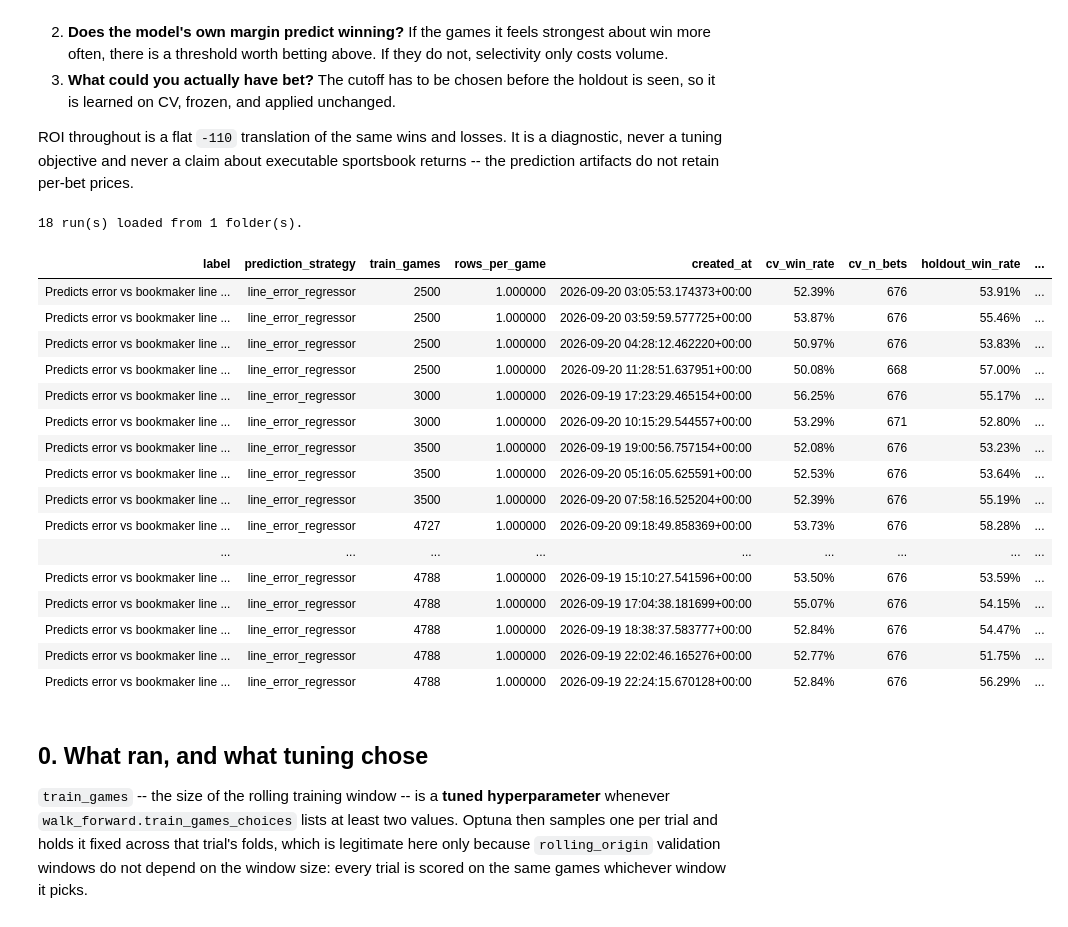
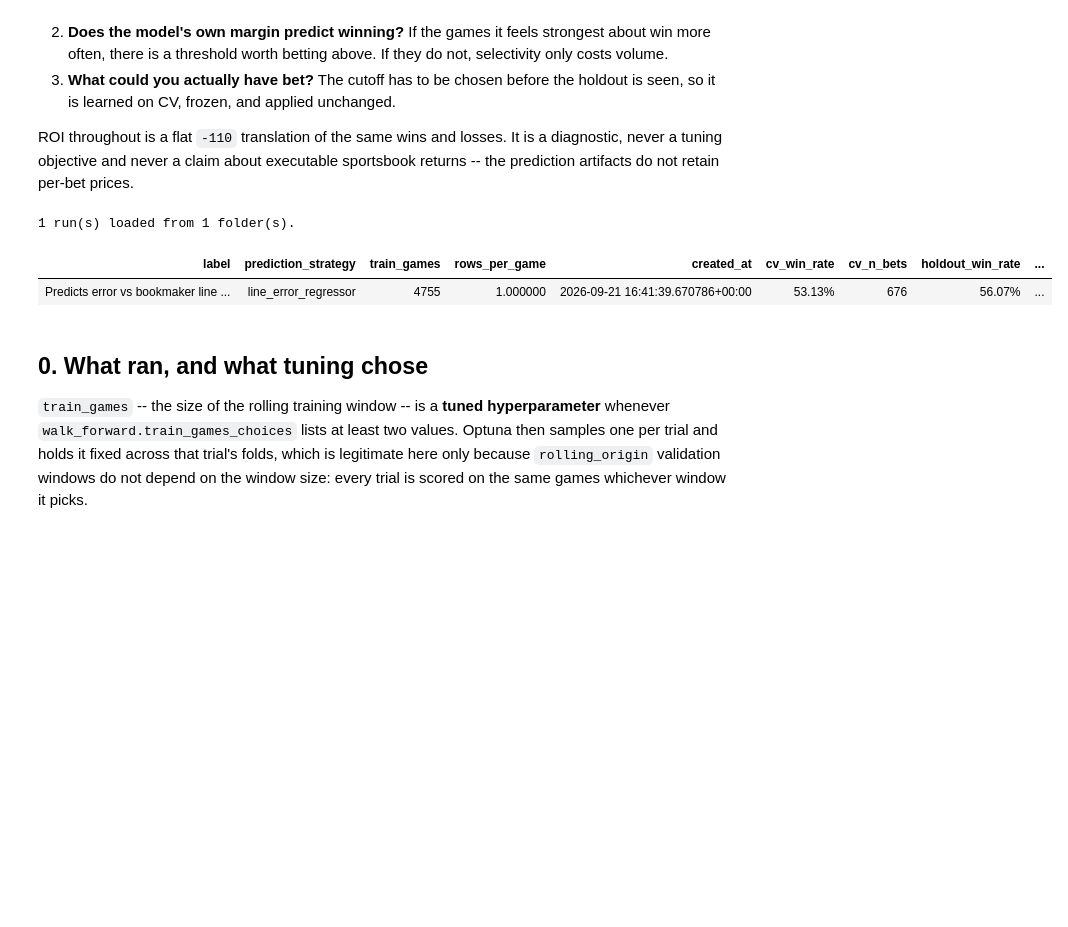
Before and after one commit to aalvarezvarela/Scorecast, a Jupyter notebook: experiments/notebooks/survey_experiments.ipynb, the cells around one changed output. Saved outputs shown, nothing was run; the diff lists cells and outputs as text; code cells hidden in the pictures; blank space fills up the shorter version.

```diff
--- a/experiments/notebooks/survey_experiments.ipynb
+++ b/experiments/notebooks/survey_experiments.ipynb
@@ -49,6 +49,11 @@ SOURCES: list[str] = ['experiments/target_total_points_2026_08', 'experiments/ta
 SOURCES: list[str] =[ 'experiments/grid_line_error_2026_08', 'experiments/grid_total_points_2026_08']
 SOURCES = ['experiments/schema25_closing_2026_09', 'experiments/intermediate_horizons_2_5_2026_09']
 SOURCES = [ 'experiments/early_line_error_window_2_5_2026_09']
+# Top-6 horizons of the campaign above, window fixed at each horizon's max,
+# with and without tuned time decay. Pair each decay arm with its own
+# no-decay arm at the same horizon -- the contrast is within a horizon.
+SOURCES = [ 'experiments/early_line_error_fixedmax_2_5_2026_09']
+# SOURCES = ['experiments/early_totals_spread_window_2_5_2026_09']
 ARTIFACTS_ROOT = 'artifacts/experiments'
 ONLY_STRATEGIES: list[str] | None = None
 ONLY_COMPARISON_GROUP: str | None = None
@@ -101,50 +106,35 @@ predictions = loaders.load_prediction_cache(runs)
 # Scored here so the inventory already answers "how often did it pick the right
 # side?", and reused by section 1 rather than scoring every prediction twice.
 scoreboard = coverage.build_scoreboard(runs, predictions)
 # n_seeds / seed_roi_range come from seed_stability.csv and are 1 / NaN on a
 # single-seed run. They belong next to the win rates: seed_roi_range is the
 # spread of ONE config's own ROI across seeds, so any between-run gap smaller
 # than it is not a result. A run with no extra seeds simply has no error bar.
 inventory = runs[[
     'label', 'prediction_strategy', 'train_games', 'rows_per_game', 'created_at',
 
 ]].merge(
     scoreboard[[
         'label', 'cv_win_rate', 'cv_n_bets', 'holdout_win_rate', 'holdout_n_bets',
     ]],
     on='label', how='left',
 )
 
 print(f"{len(runs)} run(s) loaded from {runs['source_path'].nunique()} folder(s).")
 display(
     inventory.style.format({
         'cv_win_rate': '{:.2%}',
         'holdout_win_rate': '{:.2%}',
         'cv_n_bets': '{:,.0f}',
         'holdout_n_bets': '{:,.0f}',
         'n_seeds': '{:.0f}',
         'seed_roi_range': '{:.2%}',
     }, na_rep='—').hide(axis='index')
 )
 # %% [output]
-18 run(s) loaded from 1 folder(s).
+1 run(s) loaded from 1 folder(s).
 | label | prediction_strategy | train_games | rows_per_game | created_at | cv_win_rate | cv_n_bets | holdout_win_rate | ... |
-| Predicts error vs bookmaker line ... | line_error_regressor | 2500 | 1.000000 | 2026-09-20 03:05:53.174373+00:00 | 52.39% | 676 | 53.91% | ... |
-| Predicts error vs bookmaker line ... | line_error_regressor | 2500 | 1.000000 | 2026-09-20 03:59:59.577725+00:00 | 53.87% | 676 | 55.46% | ... |
-| Predicts error vs bookmaker line ... | line_error_regressor | 2500 | 1.000000 | 2026-09-20 04:28:12.462220+00:00 | 50.97% | 676 | 53.83% | ... |
-| Predicts error vs bookmaker line ... | line_error_regressor | 2500 | 1.000000 | 2026-09-20 11:28:51.637951+00:00 | 50.08% | 668 | 57.00% | ... |
-| Predicts error vs bookmaker line ... | line_error_regressor | 3000 | 1.000000 | 2026-09-19 17:23:29.465154+00:00 | 56.25% | 676 | 55.17% | ... |
-| Predicts error vs bookmaker line ... | line_error_regressor | 3000 | 1.000000 | 2026-09-20 10:15:29.544557+00:00 | 53.29% | 671 | 52.80% | ... |
-| Predicts error vs bookmaker line ... | line_error_regressor | 3500 | 1.000000 | 2026-09-19 19:00:56.757154+00:00 | 52.08% | 676 | 53.23% | ... |
-| Predicts error vs bookmaker line ... | line_error_regressor | 3500 | 1.000000 | 2026-09-20 05:16:05.625591+00:00 | 52.53% | 676 | 53.64% | ... |
-| Predicts error vs bookmaker line ... | line_error_regressor | 3500 | 1.000000 | 2026-09-20 07:58:16.525204+00:00 | 52.39% | 676 | 55.19% | ... |
-| Predicts error vs bookmaker line ... | line_error_regressor | 4727 | 1.000000 | 2026-09-20 09:18:49.858369+00:00 | 53.73% | 676 | 58.28% | ... |
-| ... | ... | ... | ... | ... | ... | ... | ... | ... |
-| Predicts error vs bookmaker line ... | line_error_regressor | 4788 | 1.000000 | 2026-09-19 15:10:27.541596+00:00 | 53.50% | 676 | 53.59% | ... |
-| Predicts error vs bookmaker line ... | line_error_regressor | 4788 | 1.000000 | 2026-09-19 17:04:38.181699+00:00 | 55.07% | 676 | 54.15% | ... |
-| Predicts error vs bookmaker line ... | line_error_regressor | 4788 | 1.000000 | 2026-09-19 18:38:37.583777+00:00 | 52.84% | 676 | 54.47% | ... |
-| Predicts error vs bookmaker line ... | line_error_regressor | 4788 | 1.000000 | 2026-09-19 22:02:46.165276+00:00 | 52.77% | 676 | 51.75% | ... |
-| Predicts error vs bookmaker line ... | line_error_regressor | 4788 | 1.000000 | 2026-09-19 22:24:15.670128+00:00 | 52.84% | 676 | 56.29% | ... |
+| Predicts error vs bookmaker line ... | line_error_regressor | 4755 | 1.000000 | 2026-09-21 16:41:39.670786+00:00 | 53.13% | 676 | 56.07% | ... |
 # %% [markdown]
 ## 0. What ran, and what tuning chose
 
```
Also changed, not shown: parts of 9 cells of this notebook, 24 other files.
